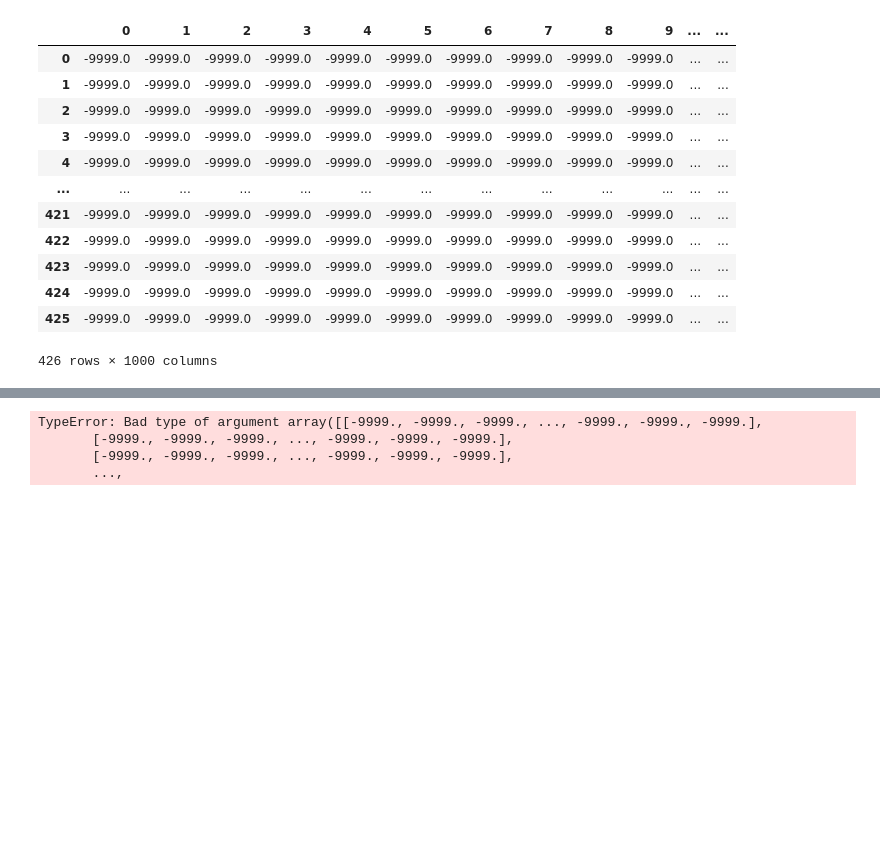
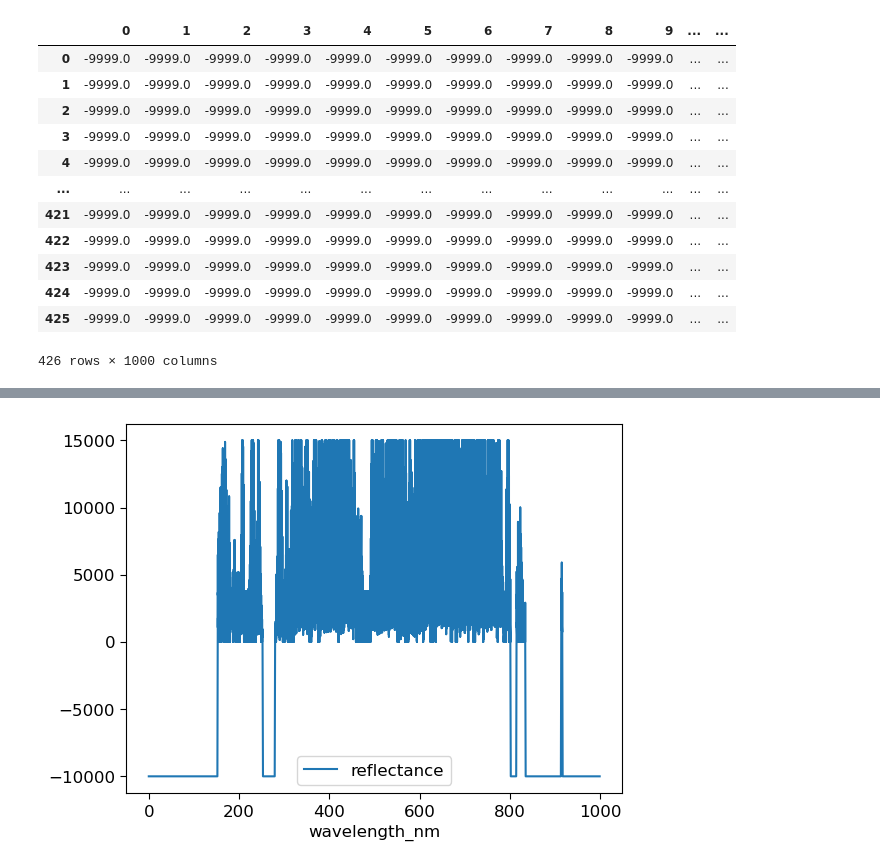
Before and after one commit to earthlab/cross-sensor-cal, a Jupyter notebook: plot_resample.ipynb, the cells around one changed output, grey strips where cells are left out. Saved outputs shown, nothing was run; the diff lists cells and outputs as text; code cells hidden in the pictures; blank space fills up the shorter version.

Commit message:
more plot

```diff
--- a/plot_resample.ipynb
+++ b/plot_resample.ipynb
@@ -276,7 +285,7 @@ from plotnine.data import *
-# %%
-pw.load_ggplot(ggplot(data= spectral_data_corrected) + geom_line())
-# %% [output]
-TypeError: Bad type of argument array([[-9999., -9999., -9999., ..., -9999., -9999., -9999.],
-       [-9999., -9999., -9999., ..., -9999., -9999., -9999.],
-       [-9999., -9999., -9999., ..., -9999., -9999., -9999.],
-       ...,
+# %%
+import matplotlib.pyplot as plt
+long_df.plot(kind = 'line', x = 'wavelength_nm', y = 'reflectance')
+
+plt.show()
+# %% [output]
+[figure, added]
```
Also changed, not shown: parts of 2 cells of this notebook.
